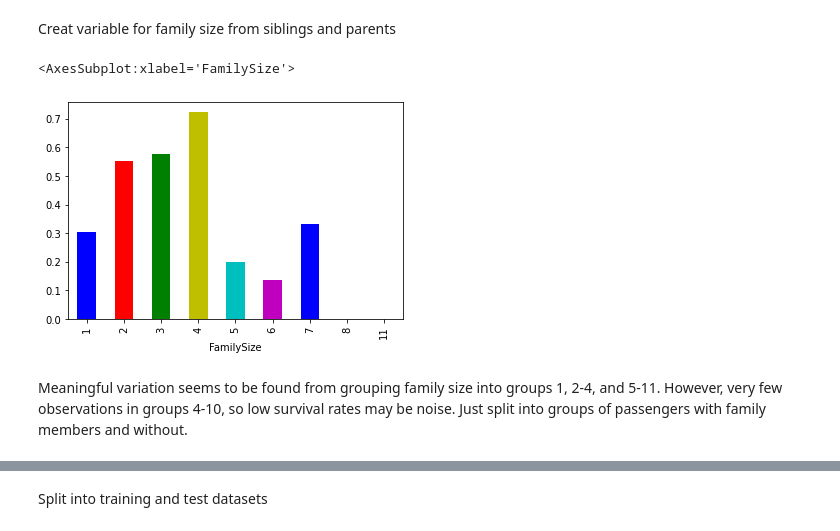
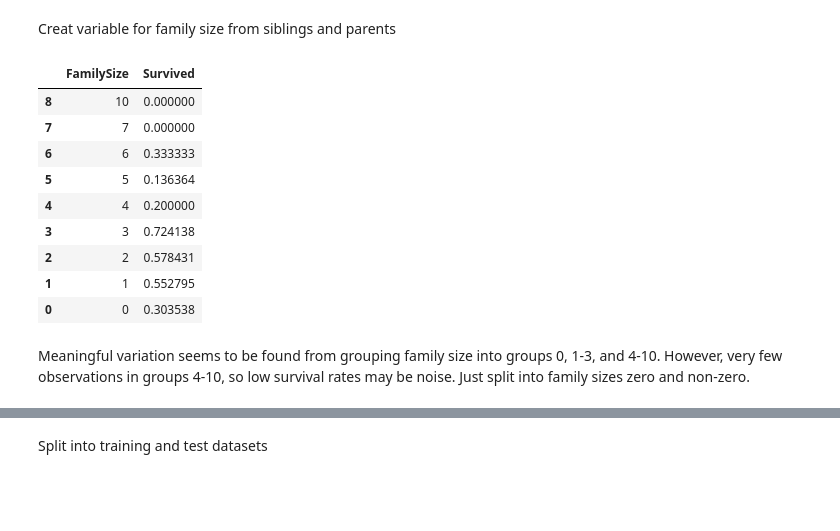
Before and after one commit to zrosen3/Kaggle, a Jupyter notebook: titanicsubmissionrosen.ipynb, the cells around one changed output, grey strips where cells are left out. Cells and saved outputs as stored; diff of their text form; code cells hidden in the pictures; blank space fills up the shorter version.

```diff
--- a/titanicsubmissionrosen.ipynb
+++ b/titanicsubmissionrosen.ipynb
@@ -191,13 +172,20 @@ There may be some variation between decks, but the most striking variation seems
 Creat variable for family size from siblings and parents
 # %%
 #create variable for family size
-combined_data["FamilySize"] = combined_data["SibSp"] + combined_data["Parch"]+1
+combined_data["FamilySize"] = combined_data["SibSp"] + combined_data["Parch"]
 combined_data[['FamilySize', 'Survived']].groupby(['FamilySize'], as_index=False).mean().sort_values(by='FamilySize', ascending=False)
-combined_data.groupby(["FamilySize"])["Survived"].mean().plot.bar(color= ["b", "r", "g", "y", "c", "m"])
 # %% [output]
-<AxesSubplot:xlabel='FamilySize'>
-[figure, removed]
+|  | FamilySize | Survived |
+| 8 | 10 | 0.000000 |
+| 7 | 7 | 0.000000 |
+| 6 | 6 | 0.333333 |
+| 5 | 5 | 0.136364 |
+| 4 | 4 | 0.200000 |
+| 3 | 3 | 0.724138 |
+| 2 | 2 | 0.578431 |
+| 1 | 1 | 0.552795 |
+| 0 | 0 | 0.303538 |
 # %% [markdown]
-Meaningful variation seems to be found from grouping family size into groups 1, 2-4, and 5-11. However, very few observations in groups 4-10, so low survival rates may be noise. Just split into groups of passengers with family members and without.
+Meaningful variation seems to be found from grouping family size into groups 0, 1-3, and 4-10. However, very few observations in groups 4-10, so low survival rates may be noise. Just split into family sizes zero and non-zero.
 # %%
 combined_data['Alone'] = 0
```
Also changed, not shown: parts of 17 cells of this notebook.
